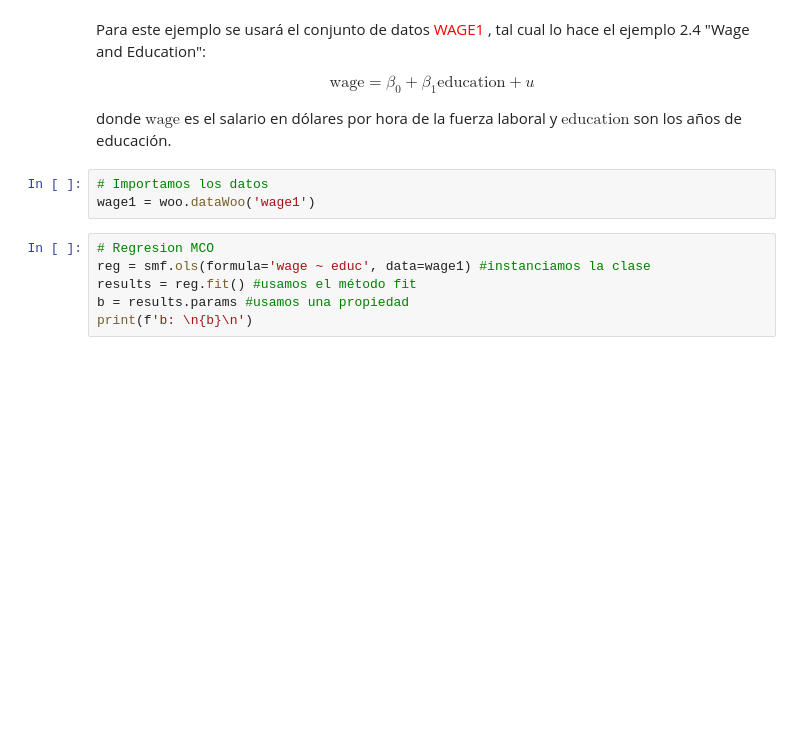
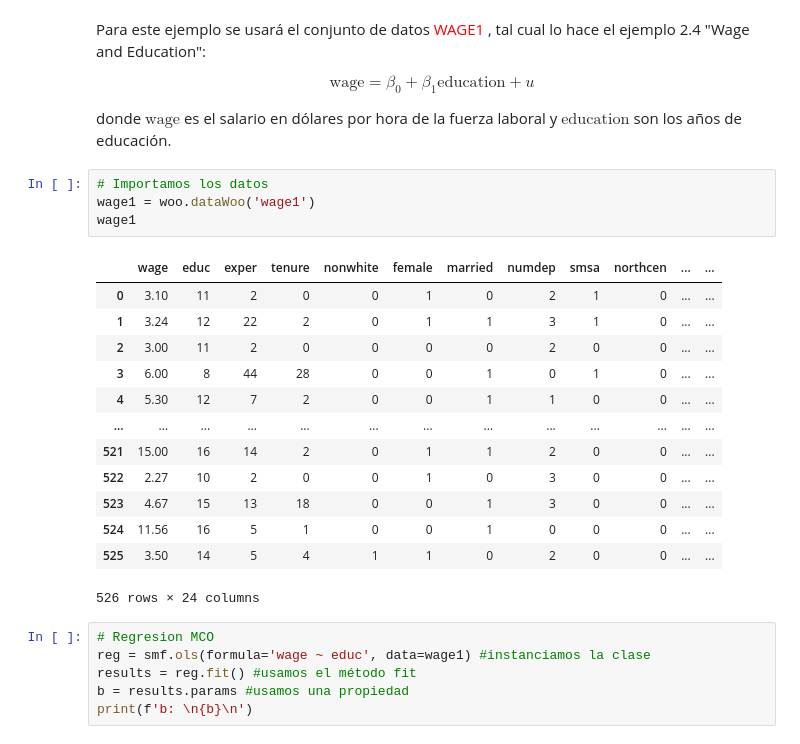
Before and after one commit to JohnCordero1/Econometr-a-con-Python, a Jupyter notebook: 2_Regresion Lineal Simple.ipynb, the cells around one changed output. Drawn from its saved outputs; the diff is of its cells as text; blank space fills up the shorter version.

```diff
--- a/2_Regresion Lineal Simple.ipynb
+++ b/2_Regresion Lineal Simple.ipynb
@@ -255,6 +322,21 @@ donde $\text{wage}$ es el salario en dólares por hora de la fuerza laboral y $\
 # %%
 # Importamos los datos
 wage1 = woo.dataWoo('wage1')
+wage1
+# %% [output]
+|  | wage | educ | exper | tenure | nonwhite | female | married | numdep | smsa | northcen | ... | ... |
+| 0 | 3.10 | 11 | 2 | 0 | 0 | 1 | 0 | 2 | 1 | 0 | ... | ... |
+| 1 | 3.24 | 12 | 22 | 2 | 0 | 1 | 1 | 3 | 1 | 0 | ... | ... |
+| 2 | 3.00 | 11 | 2 | 0 | 0 | 0 | 0 | 2 | 0 | 0 | ... | ... |
+| 3 | 6.00 | 8 | 44 | 28 | 0 | 0 | 1 | 0 | 1 | 0 | ... | ... |
+| 4 | 5.30 | 12 | 7 | 2 | 0 | 0 | 1 | 1 | 0 | 0 | ... | ... |
+| ... | ... | ... | ... | ... | ... | ... | ... | ... | ... | ... | ... | ... |
+| 521 | 15.00 | 16 | 14 | 2 | 0 | 1 | 1 | 2 | 0 | 0 | ... | ... |
+| 522 | 2.27 | 10 | 2 | 0 | 0 | 1 | 0 | 3 | 0 | 0 | ... | ... |
+| 523 | 4.67 | 15 | 13 | 18 | 0 | 0 | 1 | 3 | 0 | 0 | ... | ... |
+| 524 | 11.56 | 16 | 5 | 1 | 0 | 0 | 1 | 0 | 0 | 0 | ... | ... |
+| 525 | 3.50 | 14 | 5 | 4 | 1 | 1 | 0 | 2 | 0 | 0 | ... | ... |
+526 rows × 24 columns
 # %%
 # Regresion MCO
 reg = smf.ols(formula='wage ~ educ', data=wage1) #instanciamos la clase
```
Also changed, not shown: parts of 25 cells of this notebook.
